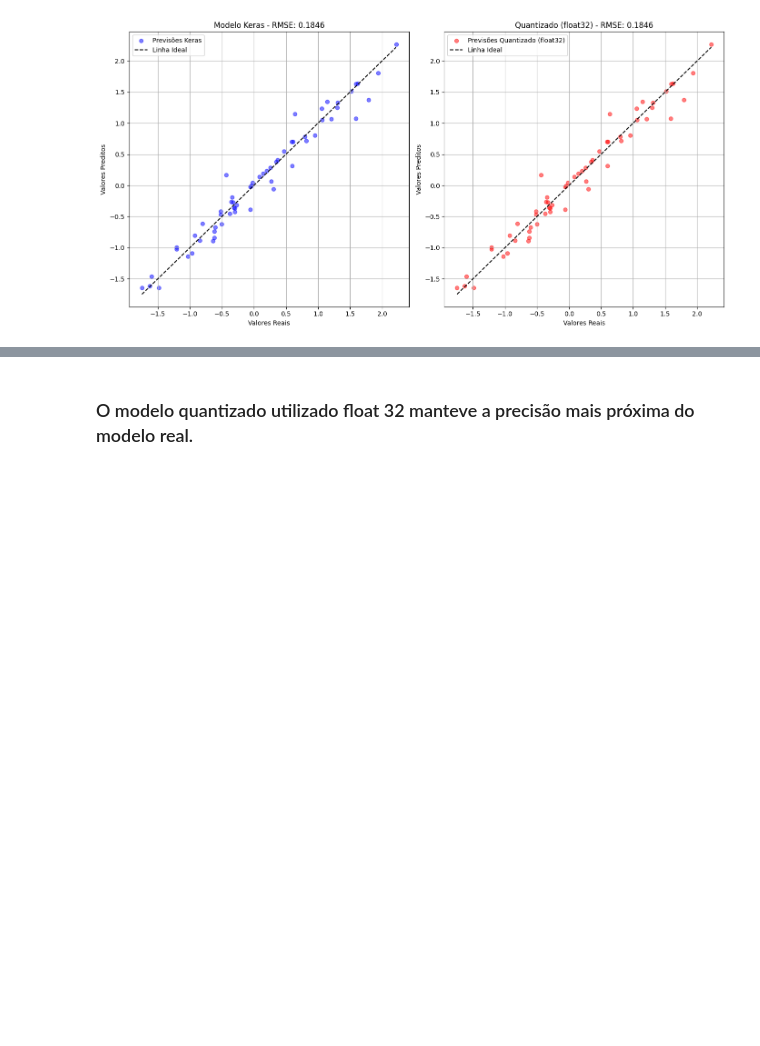
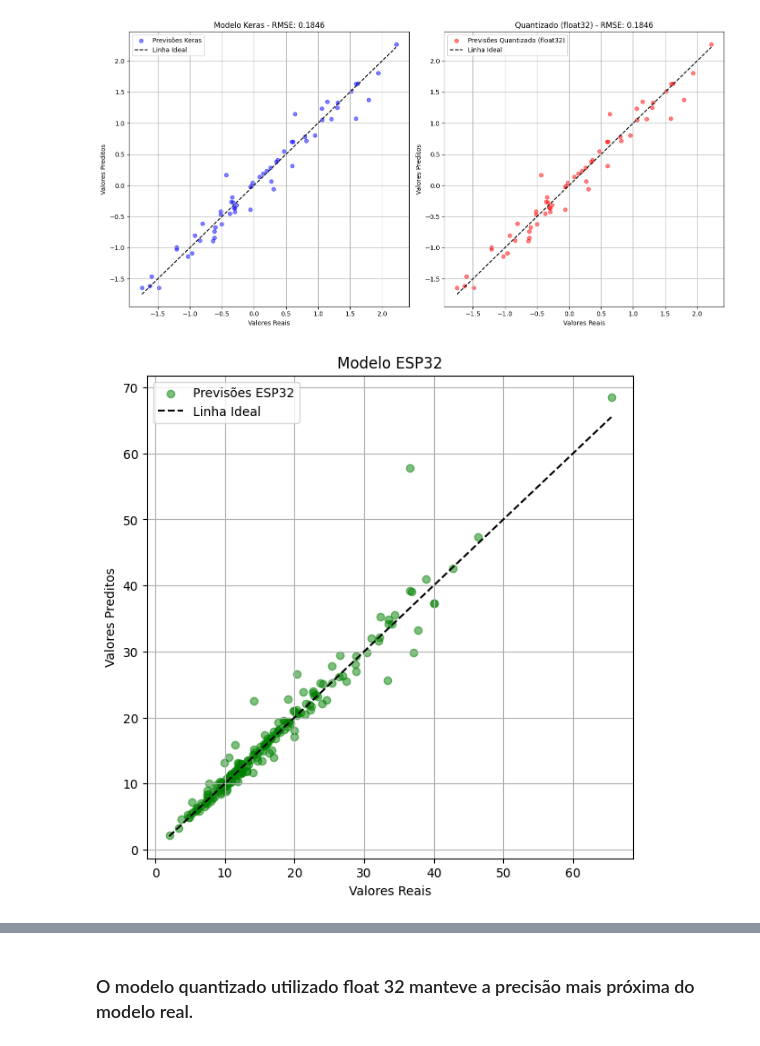
Before and after one commit to Tayco110/tcc, a Jupyter notebook: python_model/src/benchmark.ipynb, the cells around one changed output, grey strips where cells are left out. Cells and saved outputs as stored; diff of their text form; code cells hidden in the pictures; blank space fills up the shorter version.

```diff
--- a/python_model/src/benchmark.ipynb
+++ b/python_model/src/benchmark.ipynb
@@ -284,3 +322,22 @@ for name in model_names:
 [figure]
 [figure]
 [figure]
+# %%
+valores_saida = pd.read_csv('/home/murilo/workspace/tcc/tcc/utils/valores_saida.csv')
+saida = pd.read_csv('/home/murilo/workspace/tcc/tcc/python_model/database/saida.csv')
+
+predicted_cl = valores_saida['Cl']
+real_cl = saida['Cl']
+
+# Atualizando o gráfico com as alterações solicitadas
+plt.figure(figsize=(7, 7))  # Mantendo o tamanho do gráfico em 7x7
+plt.scatter(real_cl, predicted_cl, color='green', alpha=0.5, label='Previsões ESP32', marker='o')
+plt.plot([real_cl.min(), real_cl.max()], [real_cl.min(), real_cl.max()], 'k--', label='Linha Ideal')
+plt.title('Modelo ESP32')
+plt.xlabel('Valores Reais')
+plt.ylabel('Valores Preditos')
+plt.grid(True)  # Ativação da grade no gráfico
+plt.legend()
+plt.show()
+# %% [output]
+[figure, added]
```
Also changed, not shown: parts of 4 cells of this notebook.
